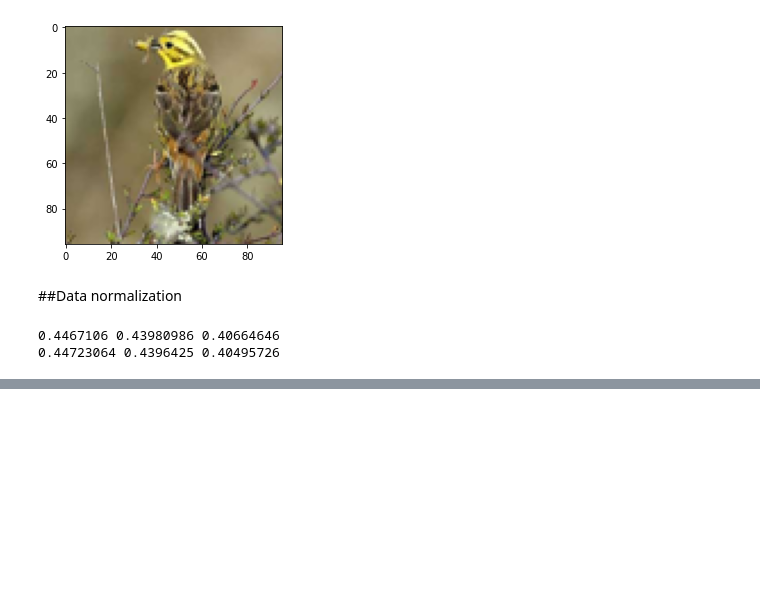
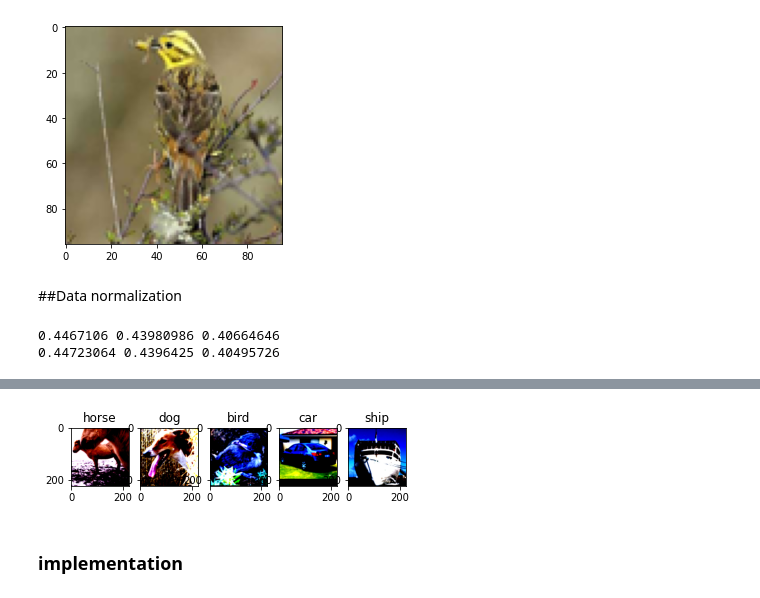
Before and after one commit to hekoh99/pytorch_exercise, a Jupyter notebook: implementation/ResNet.ipynb, the cells around one changed output, grey strips where cells are left out. Saved outputs shown, nothing was run; the diff lists cells and outputs as text; code cells hidden in the pictures; blank space fills up the shorter version.

```diff
--- a/implementation/ResNet.ipynb
+++ b/implementation/ResNet.ipynb
@@ -119,0 +118,9 @@ valid_dl = DataLoader(valid_ds, batch_size=32, shuffle=True)
+# %%
+# check dataloader
+for i in range(5):
+  plt.subplot(1,5, i + 1)
+  img, l = next(iter(train_dl))
+  dp_img = np.transpose(img[i], (1,2,0))
+  plt.title(train_ds.classes[l[i]])
+  plt.imshow(dp_img)
+# %% [output]
@@ -119,0 +132,3 @@ valid_dl = DataLoader(valid_ds, batch_size=32, shuffle=True)
+[figure, added]
+# %% [markdown]
+### implementation
```
Also changed, not shown: parts of 3 cells of this notebook.
